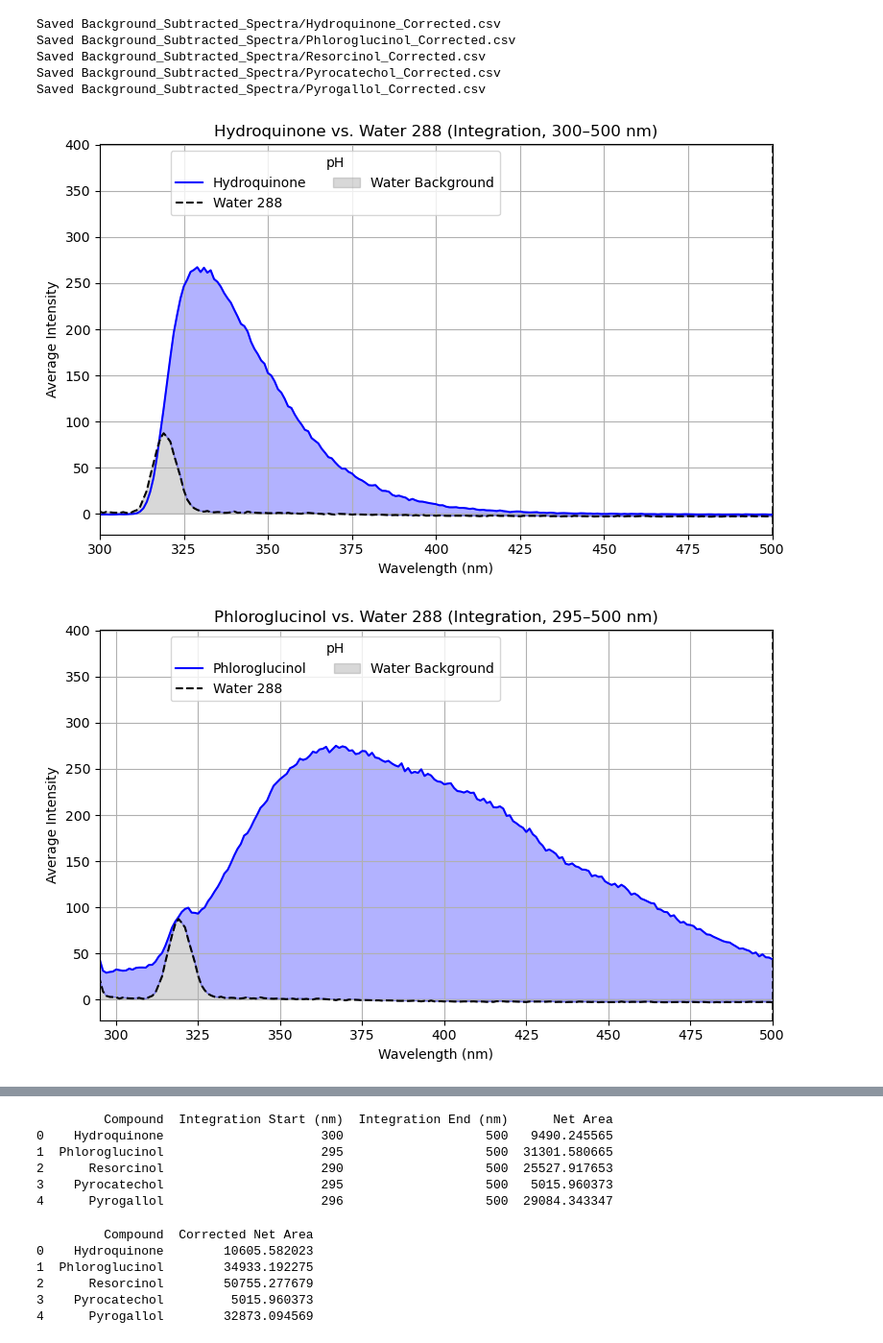
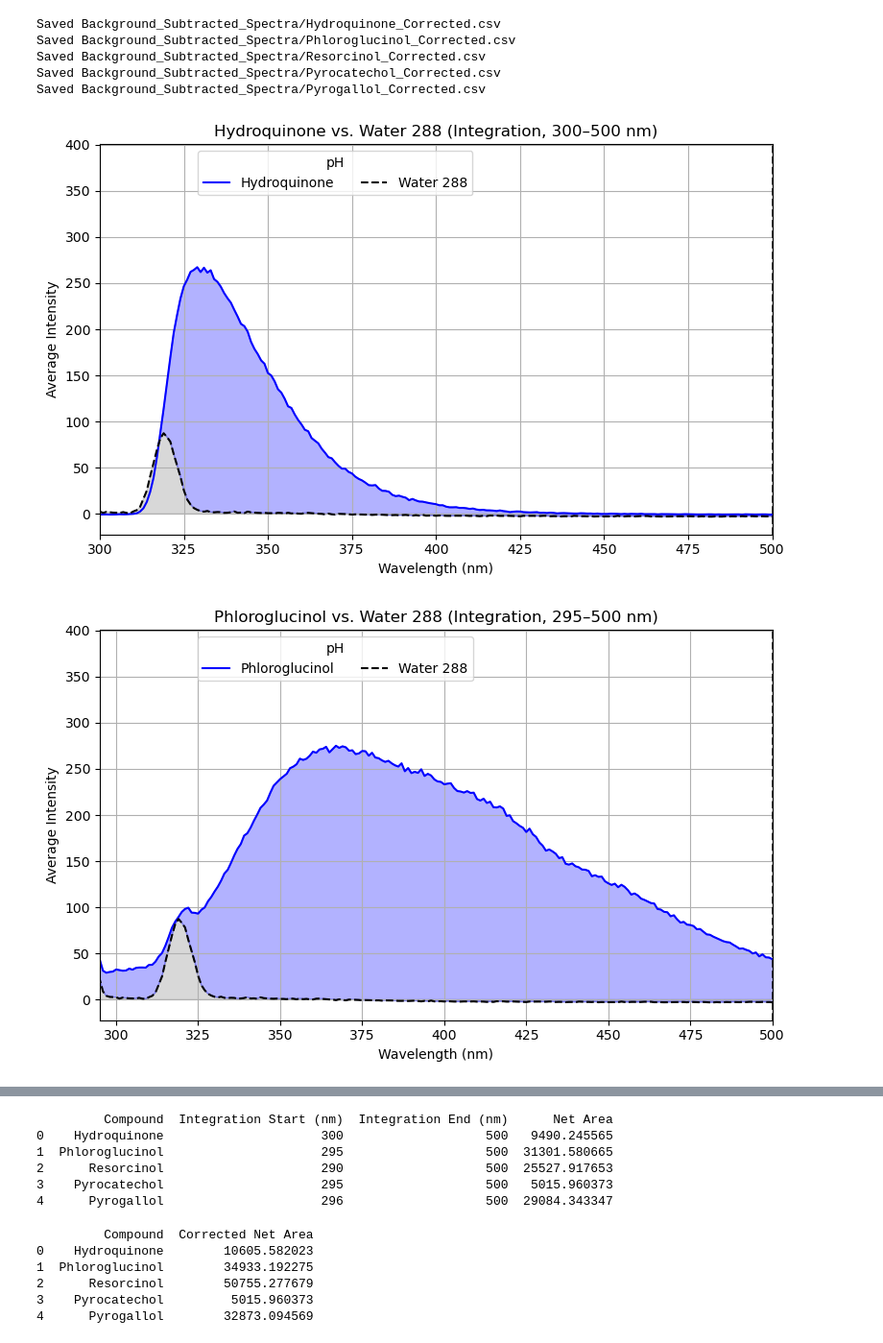
Before and after one commit to DavidShreve/PChemLab, a Jupyter notebook: Project.ipynb, the cells around one changed output, grey strips where cells are left out. Shown at 96% size. Drawn from its saved outputs; the diff is of its cells as text; code cells hidden in the pictures.

```diff
--- a/Project.ipynb
+++ b/Project.ipynb
@@ -287,33 +287,33 @@ for idx, (name, avg_intensity) in enumerate(averaged_data):
         "Net Area": net_area
     })
 
     # Plot
     plt.figure(figsize=(8, 5))
     plt.plot(x, y_comp, label=f"{name}", color="blue")
     plt.plot(x, y_water, label="Water 288", color="black", linestyle="--")
 
-    plt.fill_between(x, 0, y_water, color="gray", alpha=0.3, label="Water Background")
+    plt.fill_between(x, 0, y_water, color="gray", alpha=0.3)
     plt.fill_between(x, y_water, y_comp, where=(y_comp > y_water), interpolate=True,
                      color="blue", alpha=0.3)
 
     # Add vertical lines at integration bounds
     plt.axvline(x=wl_min, color="black", linestyle="--", alpha=0.7)
     plt.axvline(x=wl_max, color="black", linestyle="--", alpha=0.7)
 
     plt.legend(title='pH', loc='upper center',
                bbox_to_anchor=(0.35, 1.00),  # shifted upward
                ncol=2, frameon=True)
     plt.xlim(wl_min, wl_max)
     plt.xlabel("Wavelength (nm)")
     plt.ylabel("Average Intensity")
     plt.title(f"{name} vs. Water 288 (Integration, {wl_min}–{wl_max} nm)")
     plt.grid(True)
     plt.tight_layout()
     plt.show()
 
 # Display integration results nicely
 integrals_df = pd.DataFrame(integrals)
 print(integrals_df)
 # %% [output]
-[figure, old version]
+[figure, new version]
-[figure, old version]
+[figure, new version]
```
Also changed, not shown: parts of 1 cell of this notebook.
